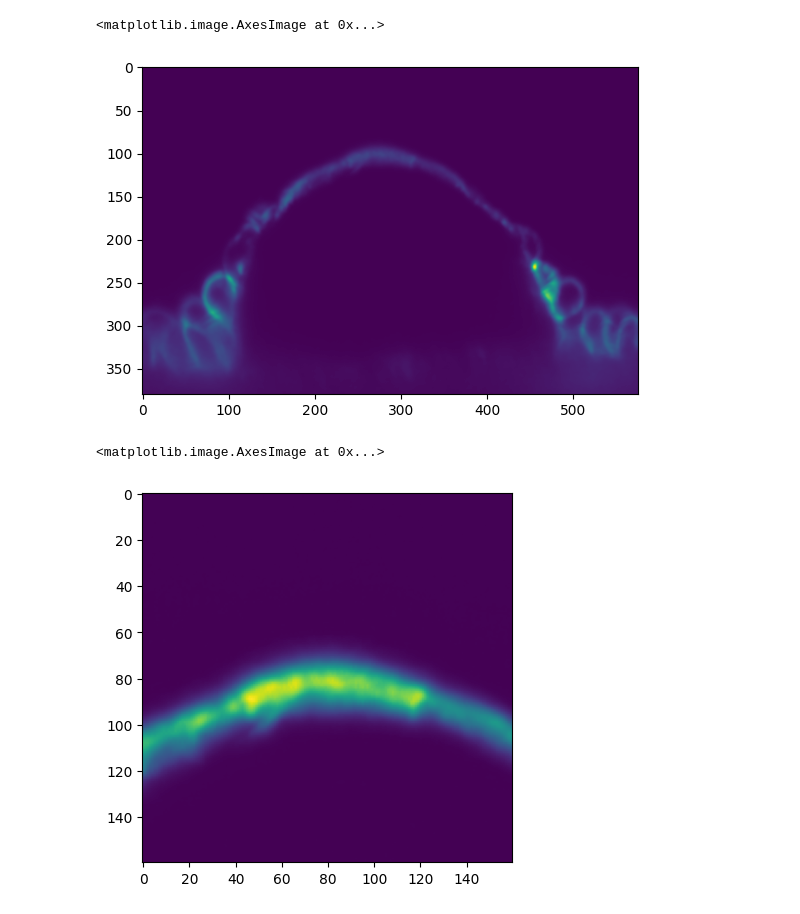
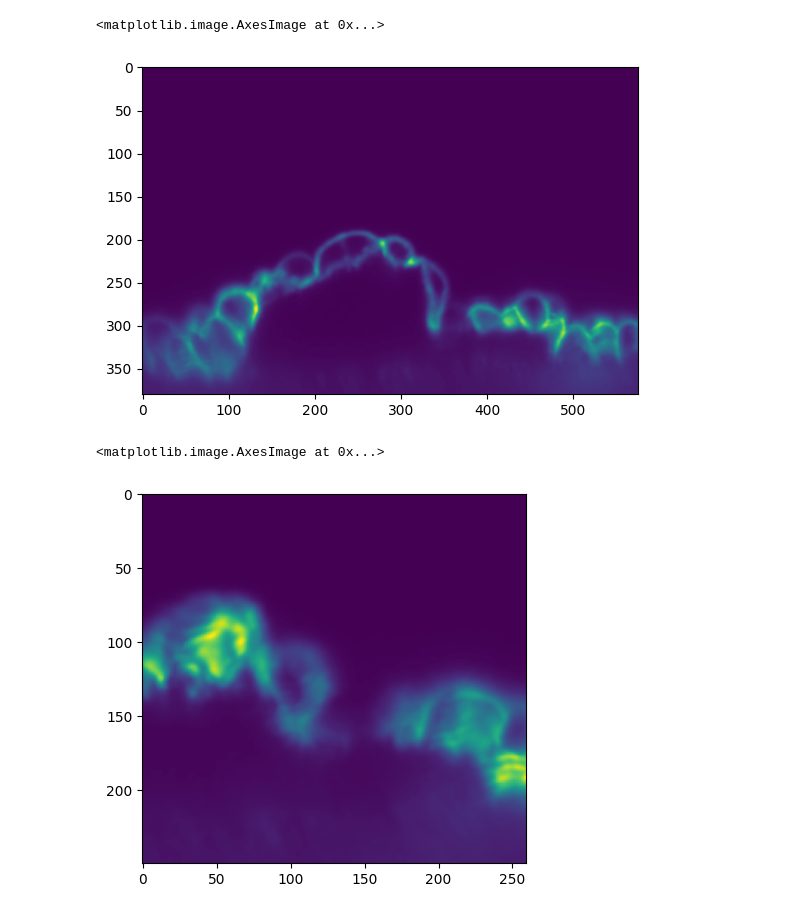
Before and after one commit to P8UXaE/light_sheet_domes, a Jupyter notebook: singleCellMembraneDetectionForAny.ipynb, the cells around one changed output. Cells and saved outputs as stored; diff of their text form; code cells hidden in the pictures.

```diff
--- a/singleCellMembraneDetectionForAny.ipynb
+++ b/singleCellMembraneDetectionForAny.ipynb
@@ -15,24 +15,27 @@ from collections import deque
 from skimage.filters import sobel
 # %%
 image = sk.io.imread('./../ppujol/DomesN2V/21_denoised.tif')
-image = np.transpose(image[5], axes=(1, 0, 2))
+image = np.transpose(image[7], axes=(1, 0, 2))
 image = np.transpose(image, axes=(2, 1, 0))
 # %%
-plt.imshow(image[230])
+plt.imshow(image[222])
 # %% [output]
 <matplotlib.image.AxesImage at 0x...>
-[figure, old version]
+[figure, new version]
 # %%
-z, y, x = 230, 100, 275
+z, y, x = 232, 260, 340
+
+delta = 130
+
 # cell = image[180:300, 300:, 250:350]
 # cell = image[270:300, 320:350, 390:420]
-cell = image[z-80:z+180, y-80:y+80, x-80:x+80]
+cell = image[z-delta:z+delta, y-delta:y+delta, x-delta:x+delta]
 
 # cell = image[260:340]
 plt.imshow(cell[80])
 # %% [output]
 <matplotlib.image.AxesImage at 0x...>
-[figure, old version]
+[figure, new version]
 # %%
 def normalize_image(im, mult_factor = 1):
     norm_im = (im - im.min()) / (im.max()-im.min()) * mult_factor
```
Also changed, not shown: parts of 6 cells of this notebook, 10 other files.
